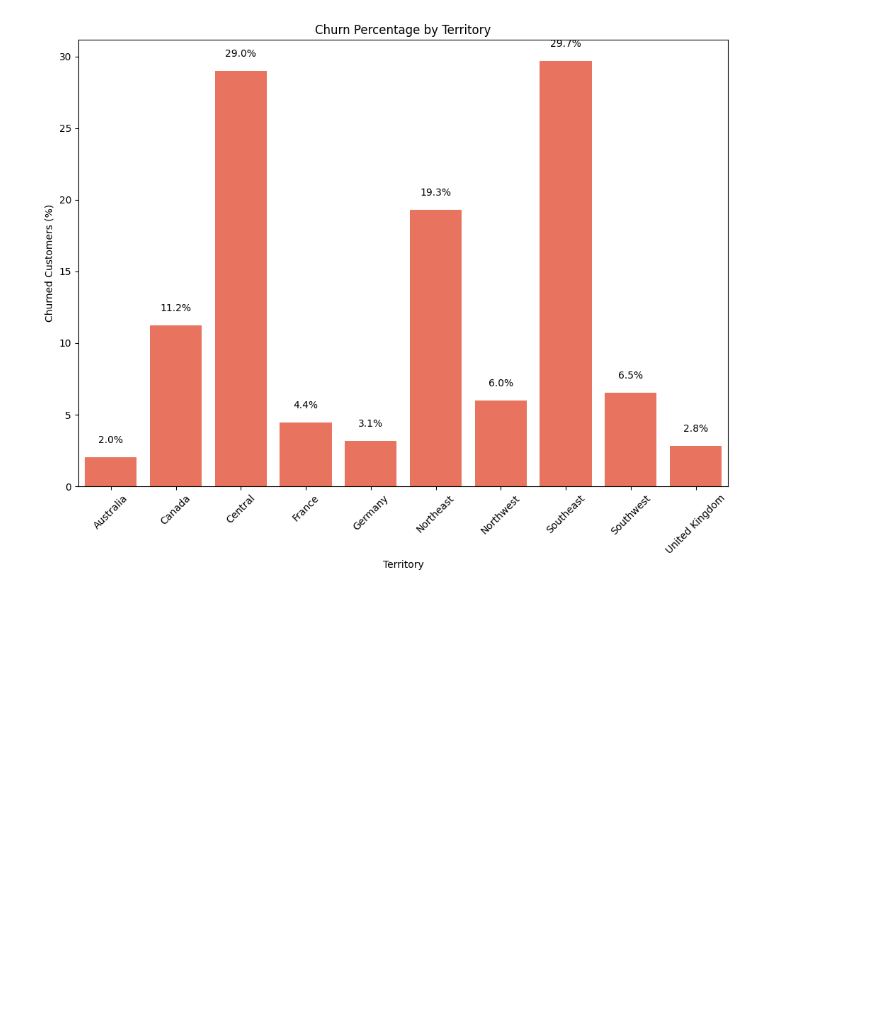
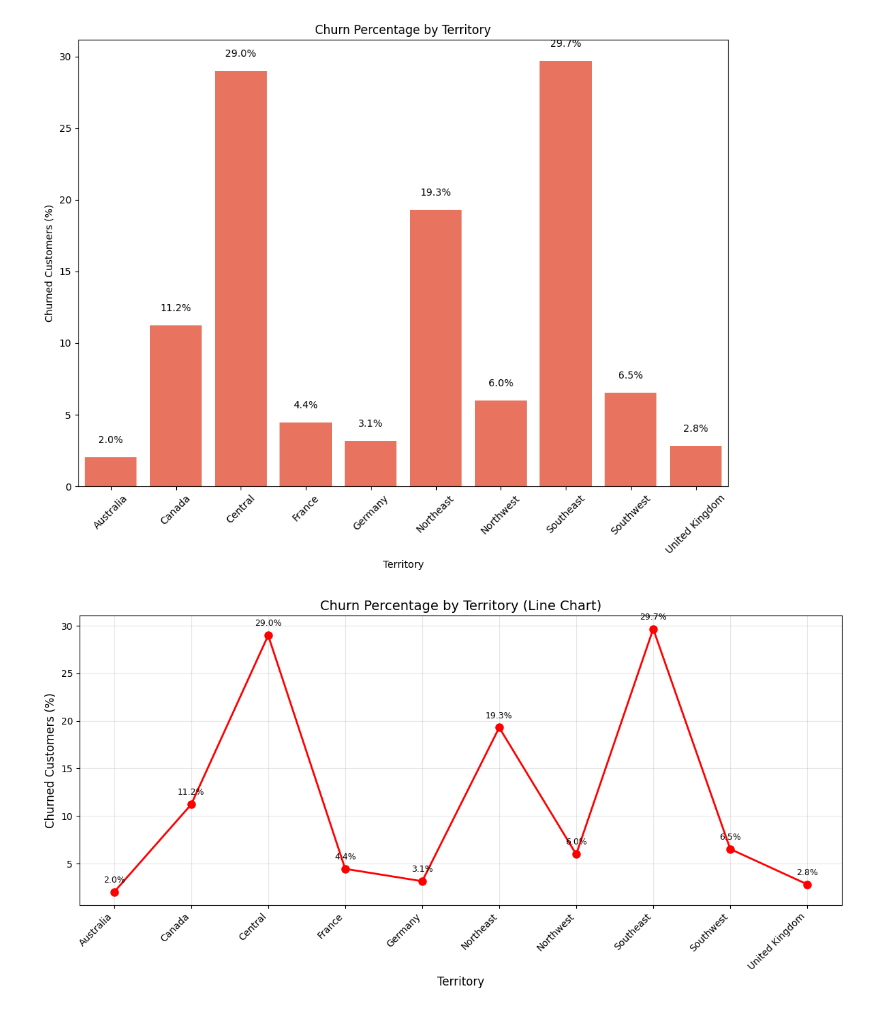
Before and after one commit to mazuong2k5toichoi/Datawarehouse-and-DSS-for-Customer-churn-rate-and-classification, a Jupyter notebook: EDA.ipynb, the cells around one changed output. Drawn from its saved outputs; the diff is of its cells as text; code cells hidden in the pictures; blank space fills up the shorter version.

```diff
--- a/EDA.ipynb
+++ b/EDA.ipynb
@@ -341,3 +326,20 @@ plt.tight_layout()
 plt.show()
 # %% [output]
 [figure]
+# %%
+plt.figure(figsize=(12, 6))
+plt.plot(churn_pct_df.index, churn_pct_df['ChurnPct'], marker='o', linewidth=2, markersize=8, color='red')
+plt.title('Churn Percentage by Territory (Line Chart)', fontsize=14)
+plt.xlabel('Territory', fontsize=12)
+plt.ylabel('Churned Customers (%)', fontsize=12)
+plt.xticks(rotation=45, ha='right')
+plt.grid(True, alpha=0.3)
+
+# Add percentage labels   data points
+for i, v in enumerate(churn_pct_df['ChurnPct']):
+    plt.annotate(f'{v:.1f}%', (i, v), textcoords="offset points", xytext=(0,10), ha='center', fontsize=9)
+
+plt.tight_layout()
+plt.show()
+# %% [output]
+[figure, added]
```
Also changed, not shown: parts of 9 cells of this notebook.
